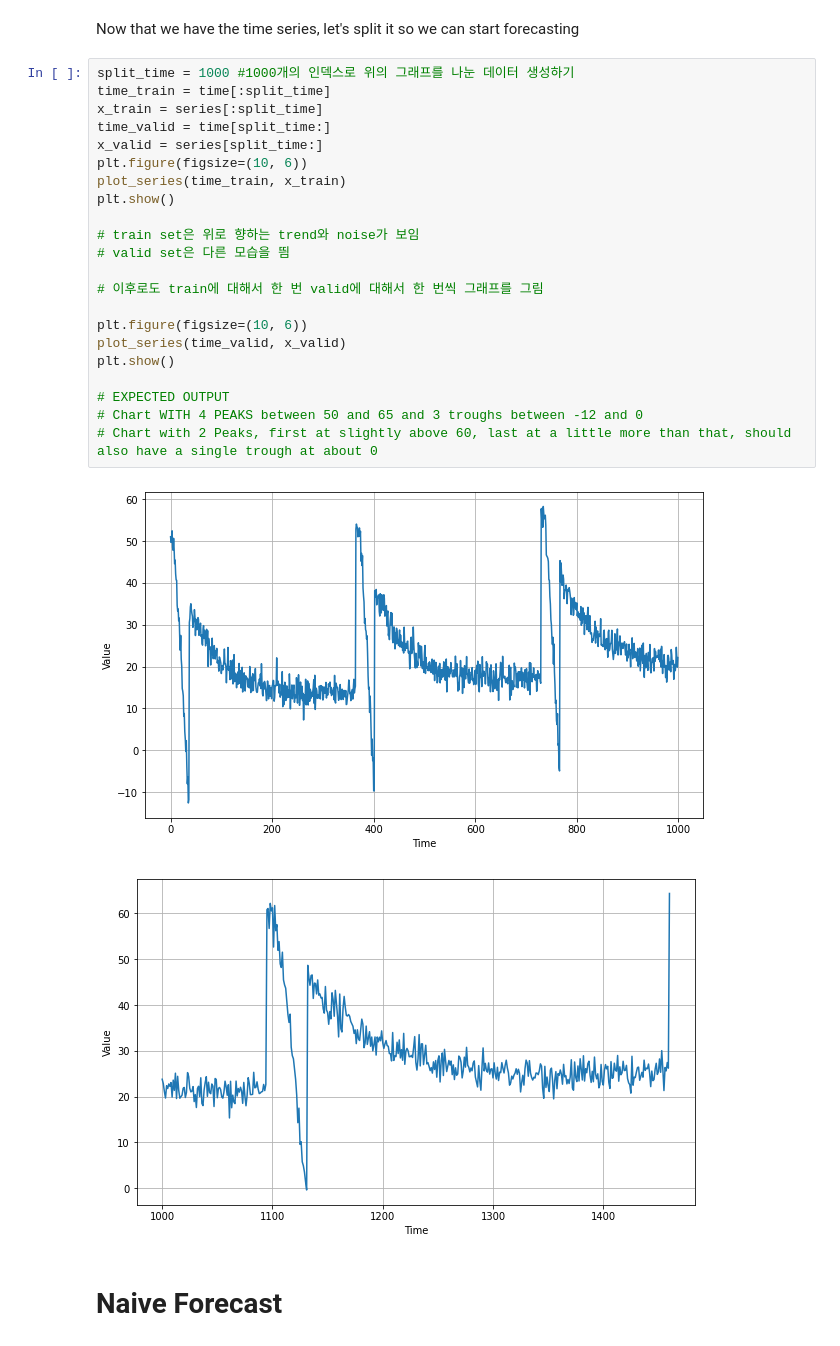
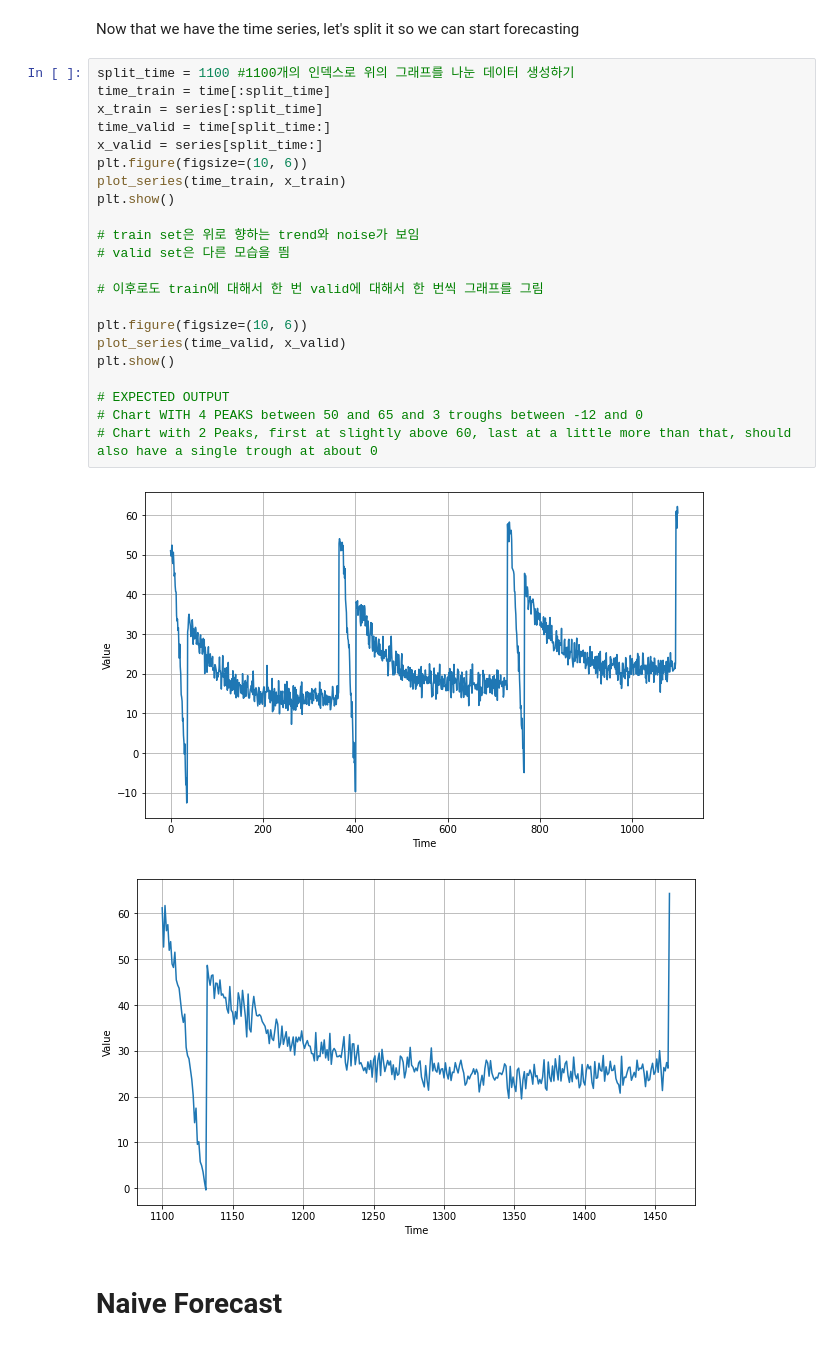
Before and after one commit to lazybuttrying/TensorFlow-Certificate, a Jupyter notebook: C4/W1/assignment/C4_W1_Assignment.ipynb, the cells around one changed output. Saved outputs shown, nothing was run; the diff lists cells and outputs as text.

```diff
--- a/C4/W1/assignment/C4_W1_Assignment.ipynb
+++ b/C4/W1/assignment/C4_W1_Assignment.ipynb
@@ -75,30 +75,30 @@ plt.show()
 # %% [markdown]
 Now that we have the time series, let's split it so we can start forecasting
 # %%
-split_time = 1000 #1000개의 인덱스로 위의 그래프를 나눈 데이터 생성하기
+split_time = 1100 #1100개의 인덱스로 위의 그래프를 나눈 데이터 생성하기
 time_train = time[:split_time]
 x_train = series[:split_time]
 time_valid = time[split_time:]
 x_valid = series[split_time:]
 plt.figure(figsize=(10, 6))
 plot_series(time_train, x_train)
 plt.show()
 
 # train set은 위로 향하는 trend와 noise가 보임
 # valid set은 다른 모습을 띔
 
 # 이후로도 train에 대해서 한 번 valid에 대해서 한 번씩 그래프를 그림
 
 plt.figure(figsize=(10, 6))
 plot_series(time_valid, x_valid)
 plt.show()
 
 # EXPECTED OUTPUT
 # Chart WITH 4 PEAKS between 50 and 65 and 3 troughs between -12 and 0
 # Chart with 2 Peaks, first at slightly above 60, last at a little more than that, should also have a single trough at about 0
 # %% [output]
-[figure, old version]
+[figure, new version]
-[figure, old version]
+[figure, new version]
 # %% [markdown]
 # Naive Forecast
 # %%
```
Also changed, not shown: parts of 11 cells of this notebook.
